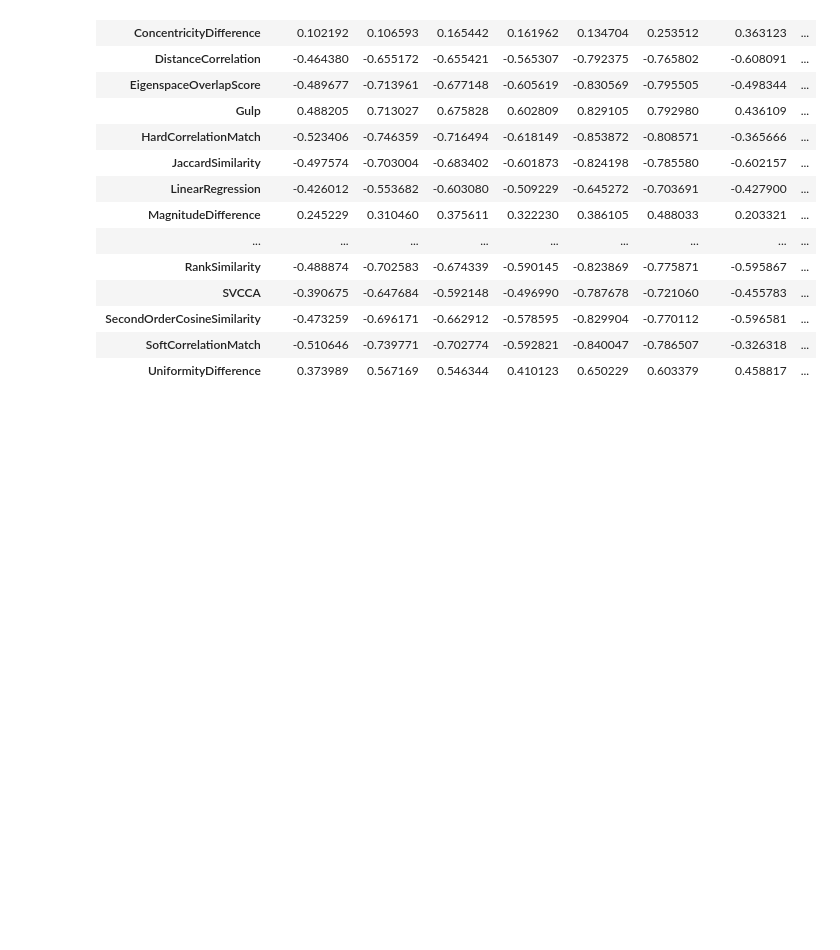
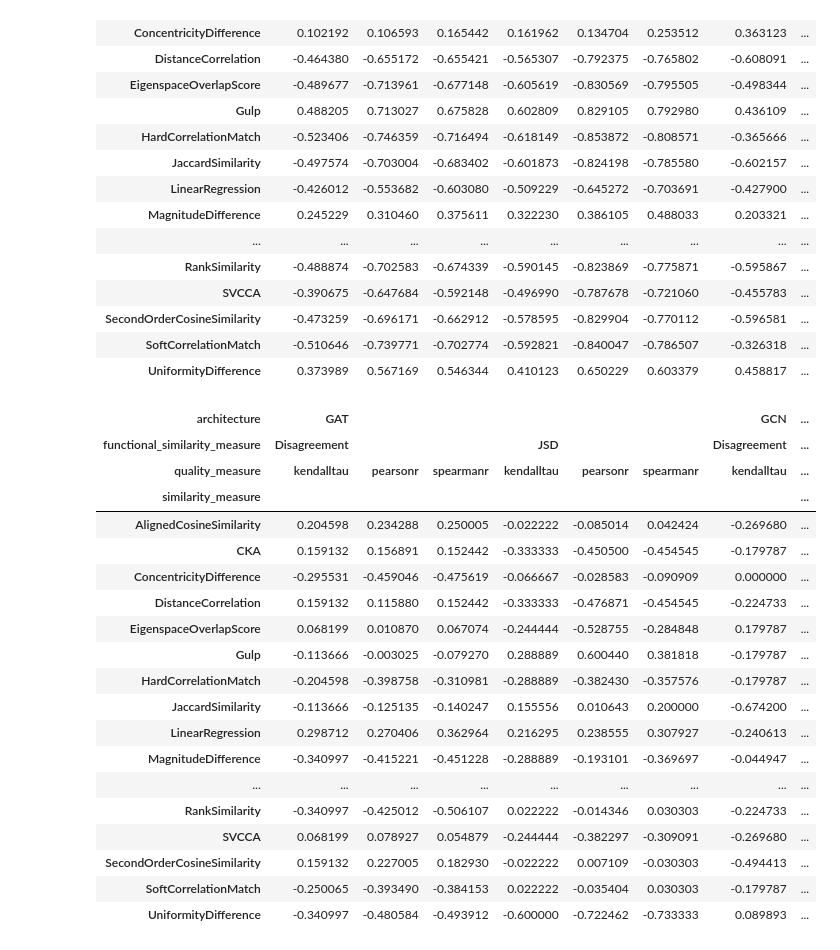
Before and after one commit to TaWald/similaritybench, a Jupyter notebook: graphs/notebooks/tables.ipynb, the cells around one changed output. Saved outputs shown, nothing was run; the diff lists cells and outputs as text; code cells hidden in the pictures; blank space fills up the shorter version.

Commit message:
complete tables

```diff
--- a/graphs/notebooks/tables.ipynb
+++ b/graphs/notebooks/tables.ipynb
@@ -275,3 +275,26 @@ get_output_correlation_table("shortcut_test", "ogbn-arxiv")
 | SecondOrderCosineSimilarity | -0.473259 | -0.696171 | -0.662912 | -0.578595 | -0.829904 | -0.770112 | -0.596581 | ... |
 | SoftCorrelationMatch | -0.510646 | -0.739771 | -0.702774 | -0.592821 | -0.840047 | -0.786507 | -0.326318 | ... |
 | UniformityDifference | 0.373989 | 0.567169 | 0.546344 | 0.410123 | 0.650229 | 0.603379 | 0.458817 | ... |
+# %%
+get_output_correlation_table("augmentation_test", "cora")
+# %% [output]
+| architecture | GAT |  |  |  |  |  | GCN | ... |
+| functional_similarity_measure | Disagreement |  |  | JSD |  |  | Disagreement | ... |
+| quality_measure | kendalltau | pearsonr | spearmanr | kendalltau | pearsonr | spearmanr | kendalltau | ... |
+| similarity_measure |  |  |  |  |  |  |  | ... |
+| AlignedCosineSimilarity | 0.204598 | 0.234288 | 0.250005 | -0.022222 | -0.085014 | 0.042424 | -0.269680 | ... |
+| CKA | 0.159132 | 0.156891 | 0.152442 | -0.333333 | -0.450500 | -0.454545 | -0.179787 | ... |
+| ConcentricityDifference | -0.295531 | -0.459046 | -0.475619 | -0.066667 | -0.028583 | -0.090909 | 0.000000 | ... |
+| DistanceCorrelation | 0.159132 | 0.115880 | 0.152442 | -0.333333 | -0.476871 | -0.454545 | -0.224733 | ... |
+| EigenspaceOverlapScore | 0.068199 | 0.010870 | 0.067074 | -0.244444 | -0.528755 | -0.284848 | 0.179787 | ... |
+| Gulp | -0.113666 | -0.003025 | -0.079270 | 0.288889 | 0.600440 | 0.381818 | -0.179787 | ... |
+| HardCorrelationMatch | -0.204598 | -0.398758 | -0.310981 | -0.288889 | -0.382430 | -0.357576 | -0.179787 | ... |
+| JaccardSimilarity | -0.113666 | -0.125135 | -0.140247 | 0.155556 | 0.010643 | 0.200000 | -0.674200 | ... |
+| LinearRegression | 0.298712 | 0.270406 | 0.362964 | 0.216295 | 0.238555 | 0.307927 | -0.240613 | ... |
+| MagnitudeDifference | -0.340997 | -0.415221 | -0.451228 | -0.288889 | -0.193101 | -0.369697 | -0.044947 | ... |
+| ... | ... | ... | ... | ... | ... | ... | ... | ... |
+| RankSimilarity | -0.340997 | -0.425012 | -0.506107 | 0.022222 | -0.014346 | 0.030303 | -0.224733 | ... |
+| SVCCA | 0.068199 | 0.078927 | 0.054879 | -0.244444 | -0.382297 | -0.309091 | -0.269680 | ... |
+| SecondOrderCosineSimilarity | 0.159132 | 0.227005 | 0.182930 | -0.022222 | 0.007109 | -0.030303 | -0.494413 | ... |
+| SoftCorrelationMatch | -0.250065 | -0.393490 | -0.384153 | 0.022222 | -0.035404 | 0.030303 | -0.179787 | ... |
+| UniformityDifference | -0.340997 | -0.480584 | -0.493912 | -0.600000 | -0.722462 | -0.733333 | 0.089893 | ... |
```
Also changed, not shown: parts of 2 cells of this notebook.
